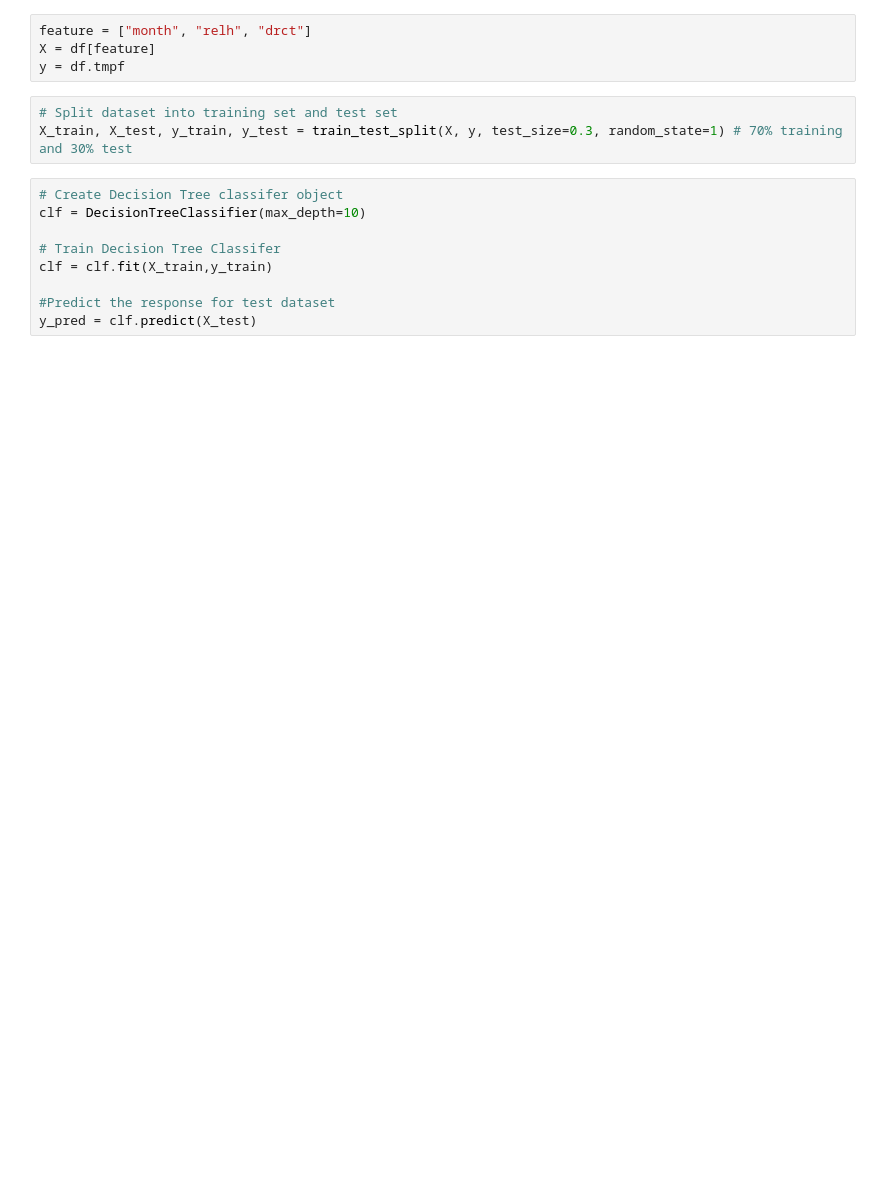
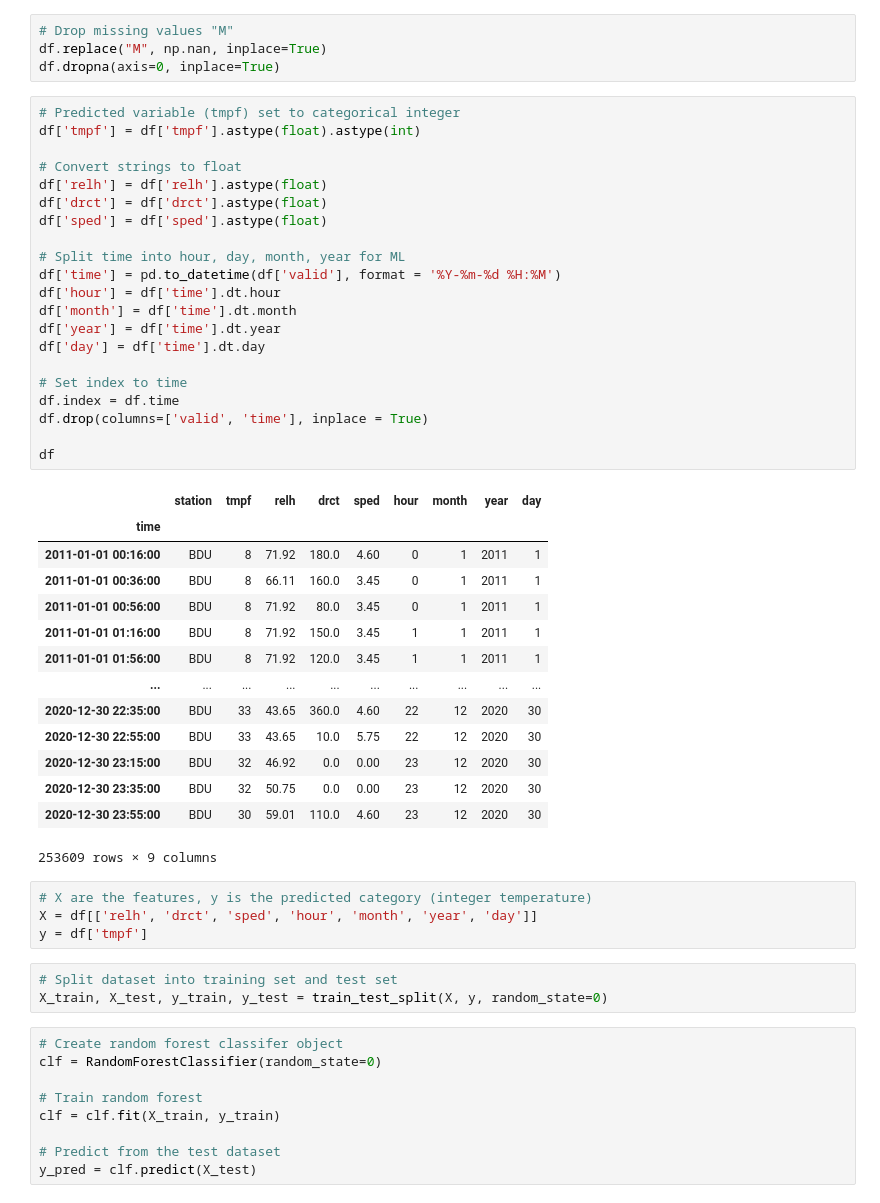
Before and after one commit to graupely/machine_learning, a Jupyter notebook: ml_example_boulder_colorado_temperature.ipynb, the cells around one changed output. Saved outputs shown, nothing was run; the diff lists cells and outputs as text; blank space fills up the shorter version.

```diff
--- a/ml_example_boulder_colorado_temperature.ipynb
+++ b/ml_example_boulder_colorado_temperature.ipynb
@@ -64,17 +17,57 @@ df
-# %%
-feature = ["month", "relh", "drct"]
-X = df[feature]
-y = df.tmpf
+# %%
+# Drop missing values "M"
+df.replace("M", np.nan, inplace=True)
+df.dropna(axis=0, inplace=True)
+# %%
+# Predicted variable (tmpf) set to categorical integer
+df['tmpf'] = df['tmpf'].astype(float).astype(int)
+
+# Convert strings to float
+df['relh'] = df['relh'].astype(float)
+df['drct'] = df['drct'].astype(float)
+df['sped'] = df['sped'].astype(float)
+
+# Split time into hour, day, month, year for ML
+df['time'] = pd.to_datetime(df['valid'], format = '%Y-%m-%d %H:%M')
+df['hour'] = df['time'].dt.hour
+df['month'] = df['time'].dt.month
+df['year'] = df['time'].dt.year
+df['day'] = df['time'].dt.day
+
+# Set index to time
+df.index = df.time
+df.drop(columns=['valid', 'time'], inplace = True)
+
+df
+# %% [output]
+|  | station | tmpf | relh | drct | sped | hour | month | year | day |
+| time |  |  |  |  |  |  |  |  |  |
+| 2011-01-01 00:16:00 | BDU | 8 | 71.92 | 180.0 | 4.60 | 0 | 1 | 2011 | 1 |
+| 2011-01-01 00:36:00 | BDU | 8 | 66.11 | 160.0 | 3.45 | 0 | 1 | 2011 | 1 |
+| 2011-01-01 00:56:00 | BDU | 8 | 71.92 | 80.0 | 3.45 | 0 | 1 | 2011 | 1 |
+| 2011-01-01 01:16:00 | BDU | 8 | 71.92 | 150.0 | 3.45 | 1 | 1 | 2011 | 1 |
+| 2011-01-01 01:56:00 | BDU | 8 | 71.92 | 120.0 | 3.45 | 1 | 1 | 2011 | 1 |
+| ... | ... | ... | ... | ... | ... | ... | ... | ... | ... |
+| 2020-12-30 22:35:00 | BDU | 33 | 43.65 | 360.0 | 4.60 | 22 | 12 | 2020 | 30 |
+| 2020-12-30 22:55:00 | BDU | 33 | 43.65 | 10.0 | 5.75 | 22 | 12 | 2020 | 30 |
+| 2020-12-30 23:15:00 | BDU | 32 | 46.92 | 0.0 | 0.00 | 23 | 12 | 2020 | 30 |
+| 2020-12-30 23:35:00 | BDU | 32 | 50.75 | 0.0 | 0.00 | 23 | 12 | 2020 | 30 |
+| 2020-12-30 23:55:00 | BDU | 30 | 59.01 | 110.0 | 4.60 | 23 | 12 | 2020 | 30 |
+253609 rows × 9 columns
+# %%
+# X are the features, y is the predicted category (integer temperature)
+X = df[['relh', 'drct', 'sped', 'hour', 'month', 'year', 'day']]
+y = df['tmpf']
 # %%
 # Split dataset into training set and test set
-X_train, X_test, y_train, y_test = train_test_split(X, y, test_size=0.3, random_state=1) # 70% training and 30% test
+X_train, X_test, y_train, y_test = train_test_split(X, y, random_state=0)
 # %%
-# Create Decision Tree classifer object
-clf = DecisionTreeClassifier(max_depth=10)
+# Create random forest classifer object
+clf = RandomForestClassifier(random_state=0)
 
-# Train Decision Tree Classifer
-clf = clf.fit(X_train,y_train)
+# Train random forest
+clf = clf.fit(X_train, y_train)
 
-#Predict the response for test dataset
+# Predict from the test dataset
 y_pred = clf.predict(X_test)
 # %%
```
Also changed, not shown: parts of 5 cells of this notebook.
